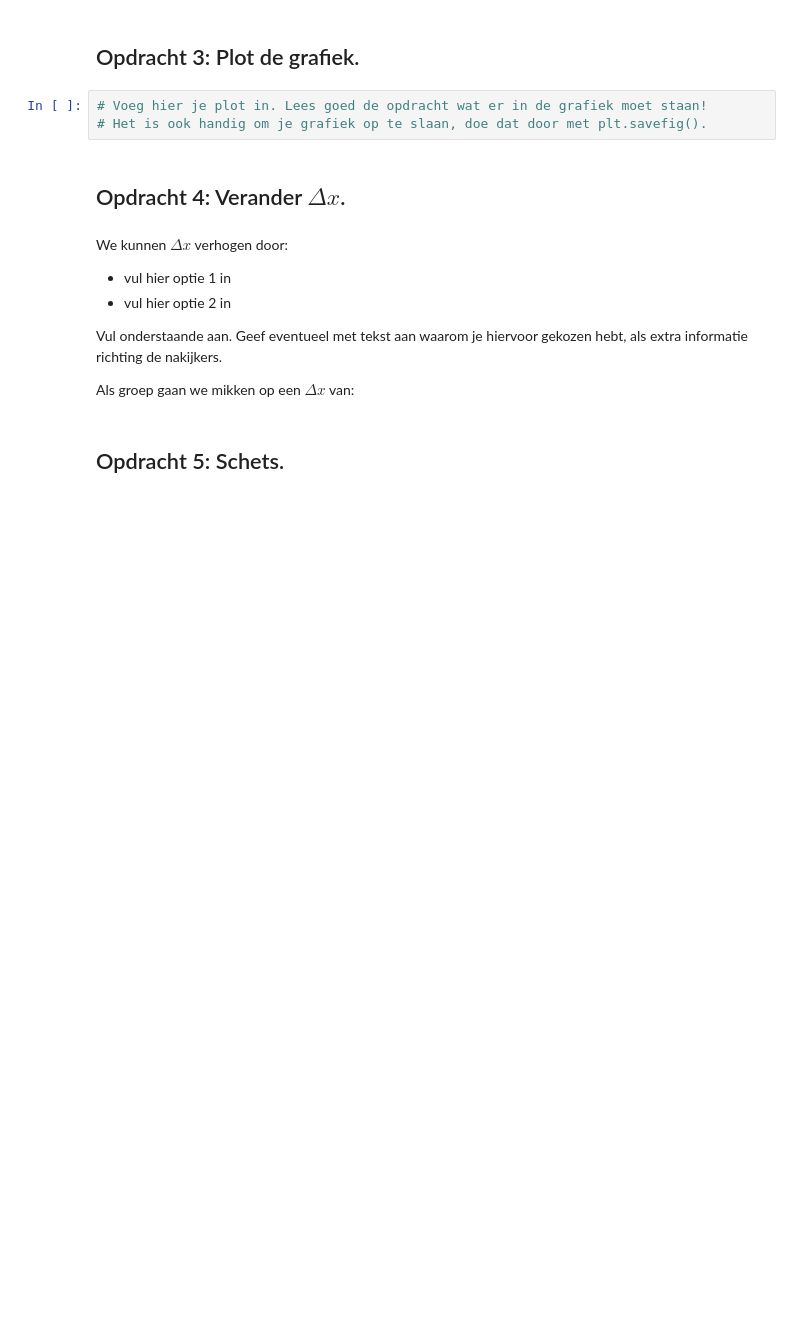
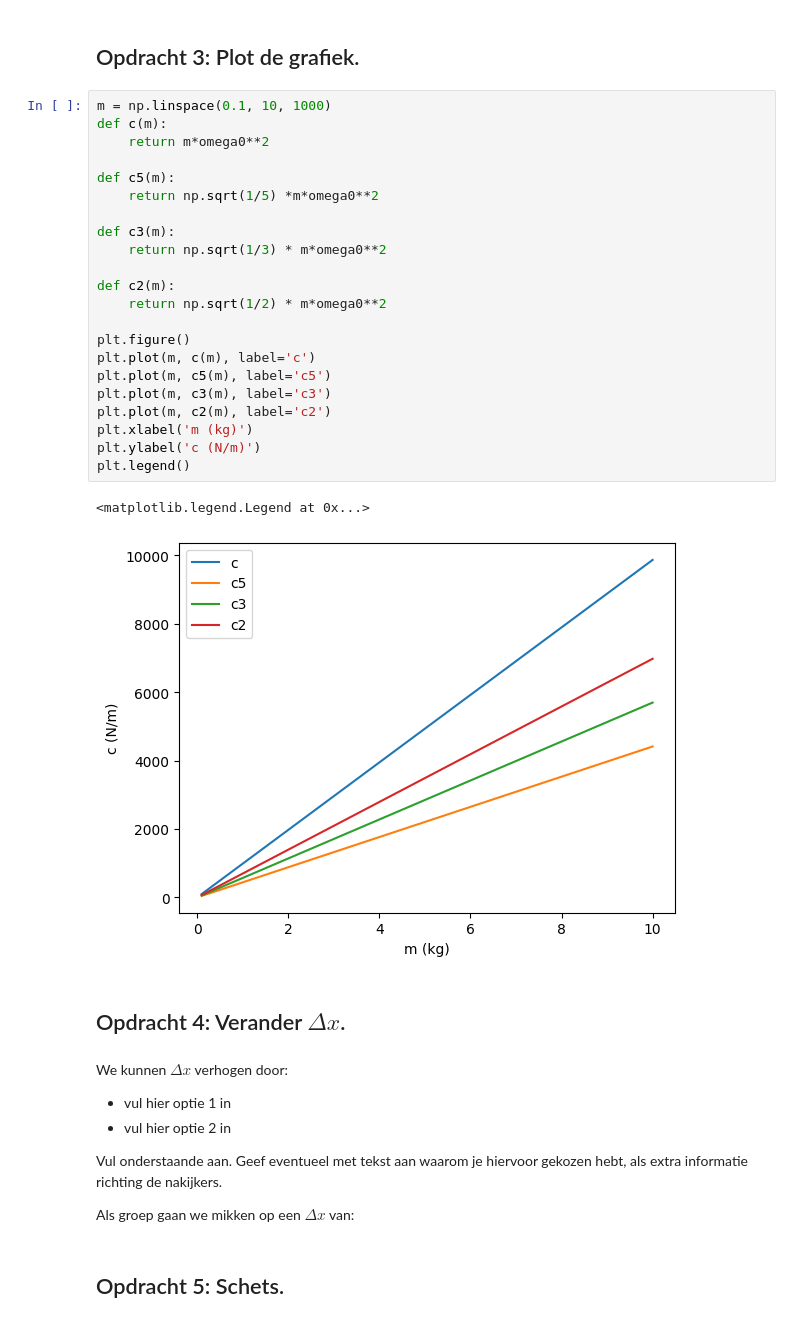
Before and after one commit to owenvanderwal/opdrachten-DEF-D, a Jupyter notebook: FysiekeOntwerpopdrachten/5MaakEenOpstellingTrillingsvrij/Ontwerpopdracht5MaakEenOpstellingTrillingsvrijInvulTemplate.ipynb, the cells around one changed output. Cells and saved outputs as stored; diff of their text form; blank space fills up the shorter version.

```diff
--- a/FysiekeOntwerpopdrachten/5MaakEenOpstellingTrillingsvrij/Ontwerpopdracht5MaakEenOpstellingTrillingsvrijInvulTemplate.ipynb
+++ b/FysiekeOntwerpopdrachten/5MaakEenOpstellingTrillingsvrij/Ontwerpopdracht5MaakEenOpstellingTrillingsvrijInvulTemplate.ipynb
@@ -54,8 +74,30 @@ Vul onderstaande tabel in:
 # %% [markdown]
 ## Opdracht 3: Plot de grafiek.
 # %%
-# Voeg hier je plot in. Lees goed de opdracht wat er in de grafiek moet staan!
-# Het is ook handig om je grafiek op te slaan, doe dat door met plt.savefig().
+m = np.linspace(0.1, 10, 1000)
+def c(m):
+    return m*omega0**2
+
+def c5(m):
+    return np.sqrt(1/5) *m*omega0**2
+
+def c3(m):
+    return np.sqrt(1/3) * m*omega0**2
+
+def c2(m):
+    return np.sqrt(1/2) * m*omega0**2
+
+plt.figure()
+plt.plot(m, c(m), label='c')
+plt.plot(m, c5(m), label='c5')
+plt.plot(m, c3(m), label='c3')
+plt.plot(m, c2(m), label='c2')
+plt.xlabel('m (kg)')
+plt.ylabel('c (N/m)')
+plt.legend()
+# %% [output]
+<matplotlib.legend.Legend at 0x...>
+[figure, added]
 # %% [markdown]
 ## Opdracht 4: Verander $\Delta x$.
 # %% [markdown]
```
Also changed, not shown: parts of 3 cells of this notebook.
